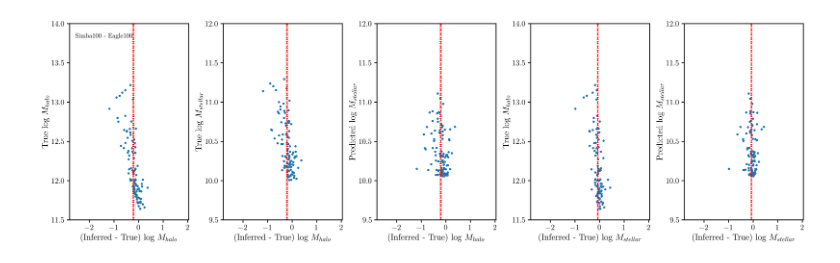
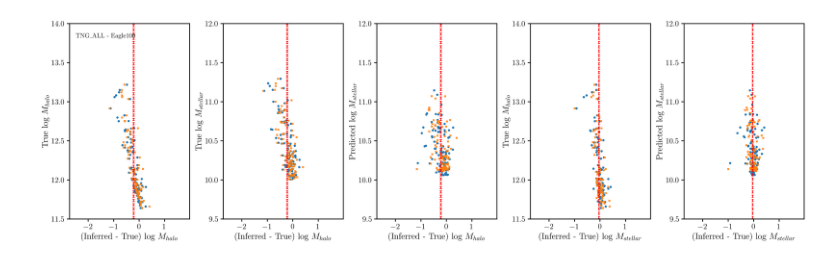
Before and after one commit to galactic-ai/haloflow, a Jupyter notebook: bin/dann/quantitative_estm.ipynb, the cells around one changed output. Cells and saved outputs as stored; diff of their text form; code cells hidden in the pictures.

```diff
--- a/bin/dann/quantitative_estm.ipynb
+++ b/bin/dann/quantitative_estm.ipynb
@@ -5,7 +5,7 @@ from haloflow import config as C
 dat_dir = C.get_dat_dir()
 data_dir = dat_dir + 'hf2/npe/'
 # %%
-npe_train_sim = 'Simba100'
+npe_train_sim = 'TNG_ALL'
 test_sim = 'Eagle100'
 obs = 'mags_morph_extra'
 # %%
@@ -44,6 +44,20 @@ try:
         with_dann=True,
         fmt='.b',
     )
+    ax, y_true_mmd, y_pred_mmd = P.plot_true_pred(
+        ax,
+        train_obs=obs,
+        dann_sim=test_sim,
+        npe_train_sim=npe_train_sim,
+        test_obs=obs,
+        test_sim=test_sim,
+        device='cpu',
+        mass='stellar',
+        data_dir=data_dir,
+        with_mmd=True,
+        fmt='.g',
+    )
+    y_nde_q0_mmd, y_nde_q1_mmd, y_nde_q2_mmd = np.quantile(y_pred_mmd, (0.16, 0.5, 0.84), axis=1)
 except Exception as e:
     print(f"Error plotting DANN results: {e}")
     print("Continuing without DANN results.")
@@ -67,7 +83,12 @@ p_t_halo = y_nde_q1[:, 1] - y_true[:, 1]
 p_t_stellar = y_nde_q1[:, 0] - y_true[:, 0]
 t_halo = y_true[:, 1]
 
+p_t_halo_mmd = y_nde_q1_mmd[:, 1] - y_true_mmd[:, 1]
+p_t_stellar_mmd = y_nde_q1_mmd[:, 0] - y_true_mmd[:, 0]
+t_halo_mmd = y_true_mmd[:, 1]
+
 ax[0].scatter(p_t_halo, t_halo, s=10)
+ax[0].scatter(p_t_halo_mmd, t_halo_mmd, marker='x', s=10)
 ax[0].set_ylabel('True log $M_{halo}$', fontsize=16)
 ax[0].set_xlabel('(Inferred - True) log $M_{halo}$', fontsize=16)
 
@@ -75,8 +96,10 @@ ax[0].set_ylim(11.5, 14)
 
 # (Pred - True) Halo mass vs True Stellar mass
 t_stellar = y_true[:, 0]
+t_stellar_mmd = y_true_mmd[:, 0]
 
 ax[1].scatter(p_t_halo, t_stellar, s=10)
+ax[1].scatter(p_t_halo_mmd, t_stellar_mmd, marker='x', s=10)
 ax[1].set_ylabel('True log $M_{stellar}$', fontsize=16)
 ax[1].set_xlabel('(Inferred - True) log $M_{halo}$', fontsize=16)
 
@@ -85,7 +108,10 @@ ax[1].set_ylim(9.5, 12)
 
 # (Pred - True) Halo mass vs Pred Stellar mass
 p_stellar = y_nde_q1[:, 0]
+p_stellar_mmd = y_nde_q1_mmd[:, 0]
+
 ax[2].scatter(p_t_halo, p_stellar, s=10)
+ax[2].scatter(p_t_halo_mmd, p_stellar_mmd, marker='x', s=10)
 ax[2].set_ylabel('Predicted log $M_{stellar}$', fontsize=16)
 ax[2].set_xlabel('(Inferred - True) log $M_{halo}$', fontsize=16)
 
@@ -93,12 +119,14 @@ ax[2].set_ylim(9.5, 12)
 
 # (Pred - True) Stellar Mass vs True Halo Mass
 ax[3].scatter(p_t_stellar, t_halo, s=10)
+ax[3].scatter(p_t_stellar_mmd, t_halo_mmd, marker='x', s=10)
 ax[3].set_ylabel('True log $M_{halo}$', fontsize=16)
 ax[3].set_xlabel('(Inferred - True) log $M_{stellar}$', fontsize=16)
 ax[3].set_ylim(11.5, 14)
 
 # (Pred - True) Stellar Mass vs Predicted Stellar Mass
 ax[4].scatter(p_t_stellar, p_stellar, s=10)
+ax[4].scatter(p_t_stellar_mmd, p_stellar_mmd, marker='x', s=10)
 ax[4].set_ylabel('Predicted log $M_{stellar}$', fontsize=16)
 ax[4].set_xlabel('(Inferred - True) log $M_{stellar}$', fontsize=16)
 ax[4].set_ylim(9.5, 12)
@@ -106,31 +134,31 @@ ax[4].set_ylim(9.5, 12)
 
 # average offset and standard error in offsets plotted as a horizontal dotted line.
 mean_offset = np.mean(p_t_halo)
 std_offset = np.std(p_t_halo) / np.sqrt(len(p_t_halo))
 ax[0].axvline(mean_offset, color='red', linestyle='--', label='Mean Offset')
 ax[0].axvline(mean_offset + std_offset, color='red', linestyle=':', label='Mean Offset ± SE')
 ax[0].axvline(mean_offset - std_offset, color='red', linestyle=':')
 
 ax[1].axvline(mean_offset, color='red', linestyle='--', label='Mean Offset')
 ax[1].axvline(mean_offset + std_offset, color='red', linestyle=':', label='Mean Offset ± SE')
 ax[1].axvline(mean_offset - std_offset, color='red', linestyle=':')
 
 ax[2].axvline(mean_offset, color='red', linestyle='--', label='Mean Offset')
 ax[2].axvline(mean_offset + std_offset, color='red', linestyle=':', label='Mean Offset ± SE')
 ax[2].axvline(mean_offset - std_offset, color='red', linestyle=':')
 
 mean_offset_stellar = np.mean(p_t_stellar)
 std_offset_stellar = np.std(p_t_stellar) / np.sqrt(len(p_t_stellar))
 ax[3].axvline(mean_offset_stellar, color='red', linestyle='--', label='Mean Offset')
 ax[3].axvline(mean_offset_stellar + std_offset_stellar, color='red', linestyle=':', label='Mean Offset ± SE')
 ax[3].axvline(mean_offset_stellar - std_offset_stellar, color='red', linestyle=':')
 ax[4].axvline(mean_offset_stellar, color='red', linestyle='--', label='Mean Offset')
 ax[4].axvline(mean_offset_stellar + std_offset_stellar, color='red', linestyle=':', label='Mean Offset ± SE')
 ax[4].axvline(mean_offset_stellar - std_offset_stellar, color='red', linestyle=':')
 
 # Text annotations
 ax[0].text(0.05, 0.95, f'{npe_train_sim} - {test_sim}', transform=ax[0].transAxes, fontsize=12, verticalalignment='top')
 
 plt.tight_layout()
 # %% [output]
-[figure, old version]
+[figure, new version]
```
Also changed, not shown: parts of 1 cell of this notebook.
